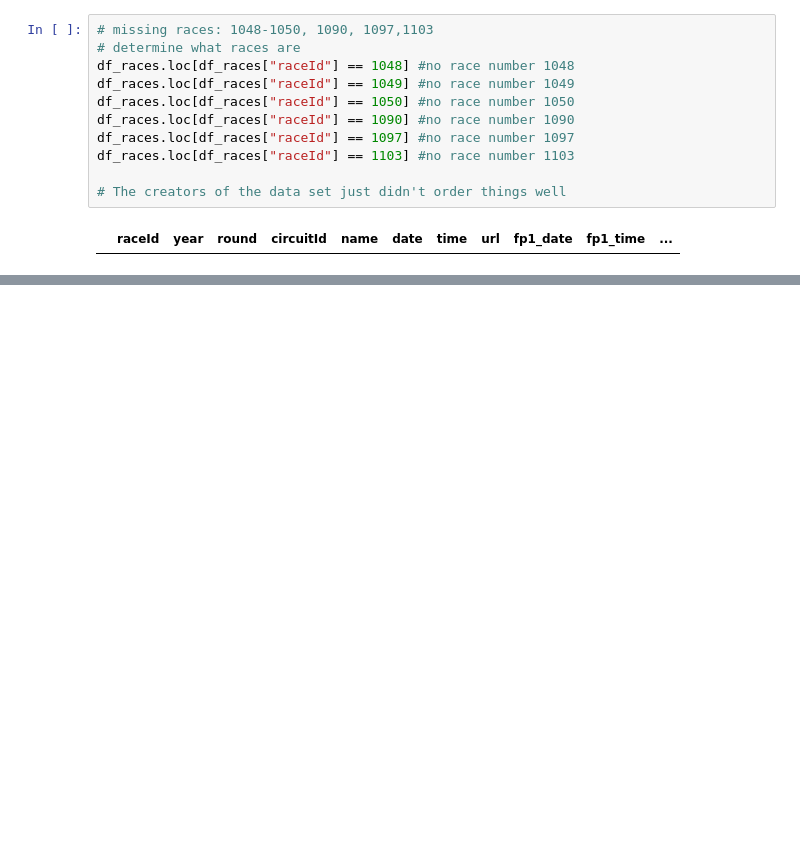
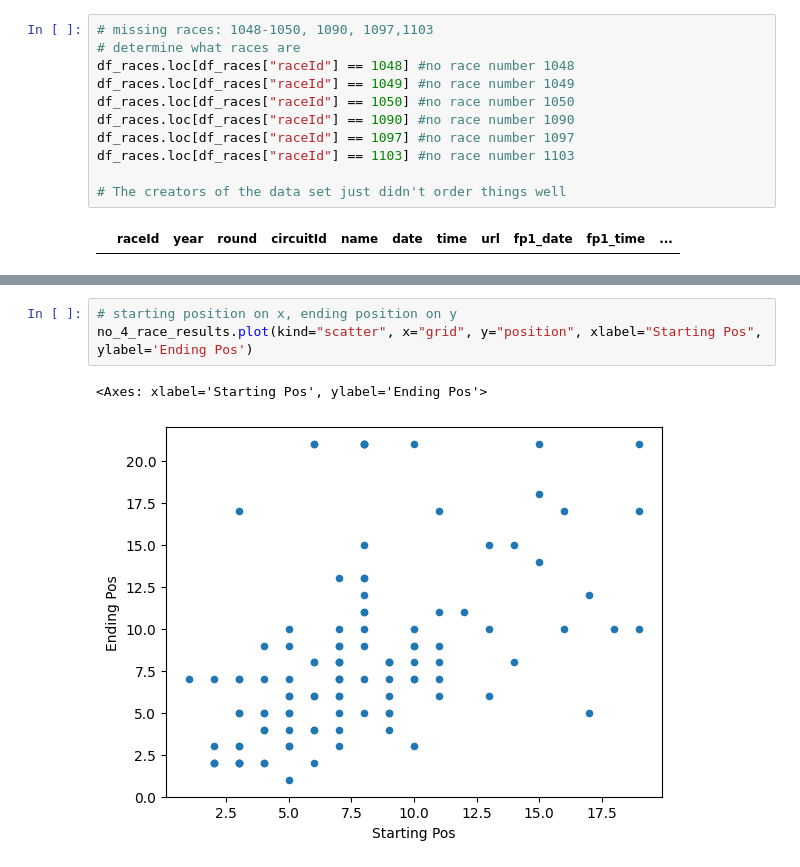
Before and after one commit to abbi3l3igh/DE-TS-Assignments, a Jupyter notebook: Week 1/QAWeek2.ipynb, the cells around one changed output, grey strips where cells are left out. Cells and saved outputs as stored; diff of their text form; blank space fills up the shorter version.

```diff
--- a/Week 1/QAWeek2.ipynb
+++ b/Week 1/QAWeek2.ipynb
@@ -347,0 +355,6 @@ plt.show()
+# %%
+# starting position on x, ending position on y
+no_4_race_results.plot(kind="scatter", x="grid", y="position", xlabel="Starting Pos", ylabel='Ending Pos')
+# %% [output]
+<Axes: xlabel='Starting Pos', ylabel='Ending Pos'>
+[figure, added]
```
Also changed, not shown: parts of 7 cells of this notebook, 4 other files.
